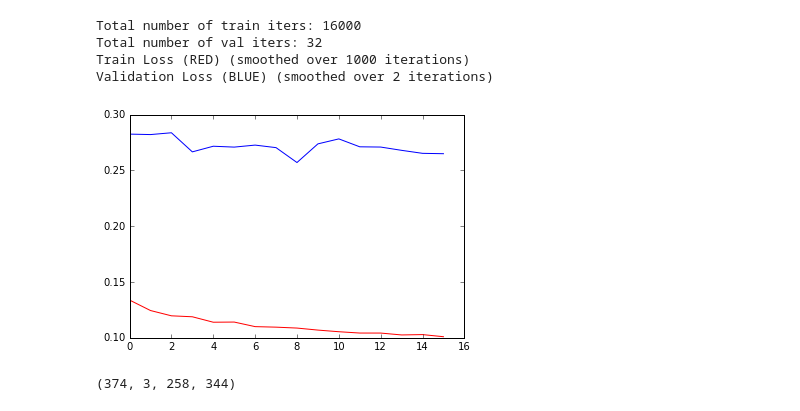
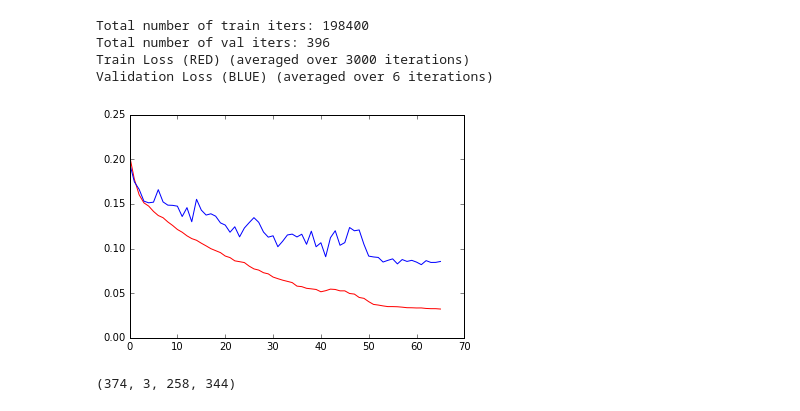
Before and after one commit to sebastian-schlecht/deep_graph, a Jupyter notebook: experiments/eval.ipynb, the cells around one changed output. Cells and saved outputs as stored; diff of their text form; code cells hidden in the pictures.

```diff
--- a/experiments/eval.ipynb
+++ b/experiments/eval.ipynb
@@ -14,41 +14,41 @@ def collect_losses(files, type):
 # %%
 
 dump_files = [
              #'/media/data/depth_models/vnet2_logloss_tmp_loss.pkl',
              #'/media/data/depth_models/vnet2_logloss_step_1_tmp_loss.pkl',
-             '/media/data/depth_models/vnet3_5_paths_tmp_loss.pkl']
+             '/media/data/depth_models/vnet2_logloss_high_momentum_tmp_loss.pkl']
 losses = collect_losses(dump_files,"train")
 # Epoch-wise mean
-N = 1000
+N = 3000
 print "Total number of train iters: %i" % len(losses)
 if len(losses) < 2*N:
     print "Warning: Less than two epochs of training."
 nn  = np.zeros((len(losses) // N))
 for x in range(len(losses) // N):
     nn[x] = losses[x*N:(x+1)*N].mean()
 
 losses = collect_losses(dump_files,"val")
 # Epoch-wise mean
-X = 2
+X = 6
 print "Total number of val iters: %i" % len(losses)
 if len(losses) < 2*X:
     print "Warning: Less than two epochs of training."
 nl  = np.zeros((len(losses) // X))
 for x in range(len(losses) // X):
     nl[x] = losses[x*X:(x+1)*X].mean()
 
-print "Train Loss (RED) (smoothed over %i iterations)" % N
-print "Validation Loss (BLUE) (smoothed over %i iterations)" % X
+print "Train Loss (RED) (averaged over %i iterations)" % N
+print "Validation Loss (BLUE) (averaged over %i iterations)" % X
 x1 = np.arange(len(nn))
 x2 = np.arange(len(nl))
 plt.plot(x1, nn,'r-',x2, nl, 'b-')
 plt.show()
 # %% [output]
-Total number of train iters: 16000
-Total number of val iters: 32
-Train Loss (RED) (smoothed over 1000 iterations)
-Validation Loss (BLUE) (smoothed over 2 iterations)
+Total number of train iters: 198400
+Total number of val iters: 396
+Train Loss (RED) (averaged over 3000 iterations)
+Validation Loss (BLUE) (averaged over 6 iterations)
-[figure, old version]
+[figure, new version]
 # %%
 import h5py, numpy as np
 f = h5py.File("/media/data/depth_data/nyu_depth_combined_vnet2.hdf5")
```
Also changed, not shown: 3 other files.
